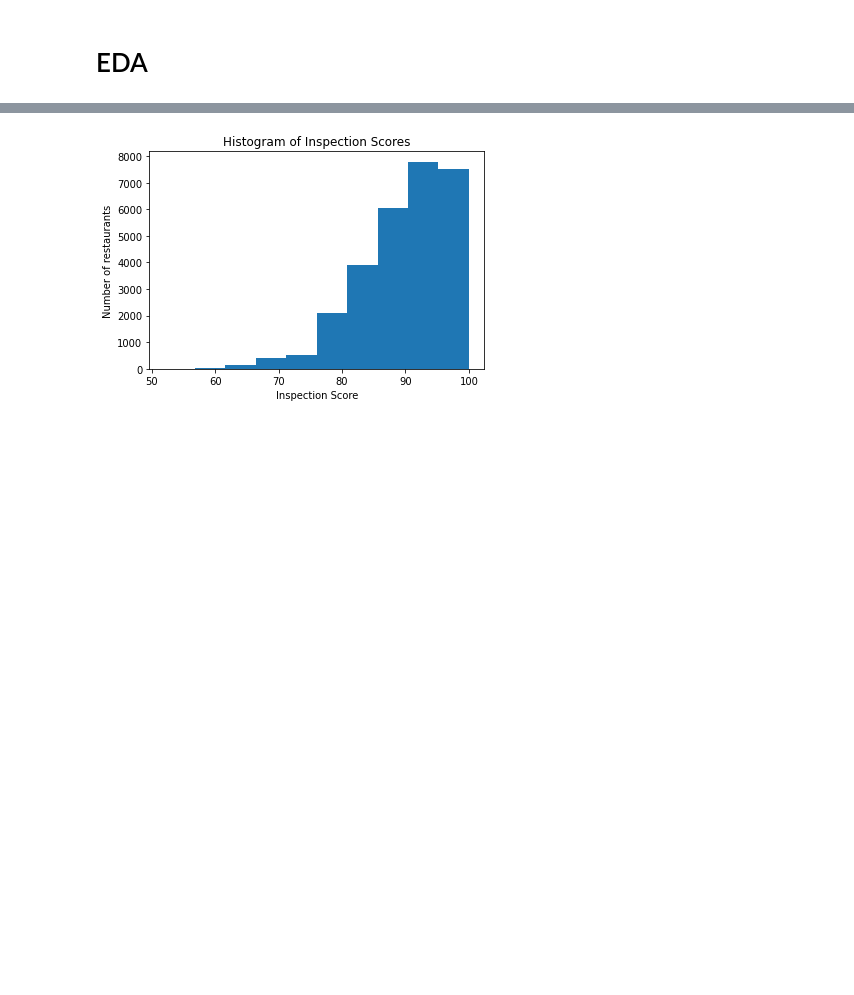
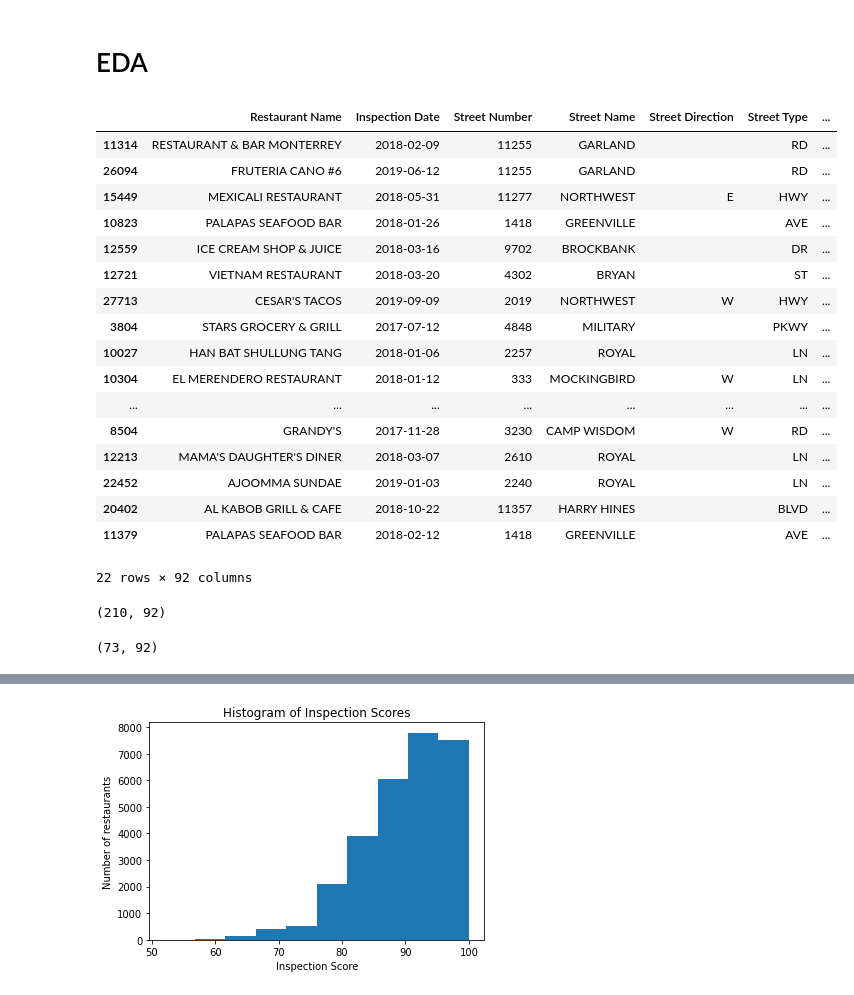
Before and after one commit to BLGreenspan/Capstone, a Jupyter notebook: code/Capstone Code.ipynb, the cells around one changed output, grey strips where cells are left out. Drawn from its saved outputs; the diff is of its cells as text; code cells hidden in the pictures; blank space fills up the shorter version.

```diff
--- a/code/Capstone Code.ipynb
+++ b/code/Capstone Code.ipynb
@@ -292,3 +329,42 @@ For modeling purposes, we wanted to convert my datetime column into an int colum
 orig = df.copy()
 # %% [markdown]
 # EDA
+# %%
+orig.loc[(orig['next_inspection_score'] < 70) &
+         (orig['calculated_score'] < 70) &
+         (orig['days_since_last_insp'] > 10)].sort_values(by = 'days_since_last_insp',
+                                                          ascending = False)
+# %% [output]
+|  | Restaurant Name | Inspection Date | Street Number | Street Name | Street Direction | Street Type | ... |
+| 11314 | RESTAURANT & BAR MONTERREY | 2018-02-09 | 11255 | GARLAND |  | RD | ... |
+| 26094 | FRUTERIA CANO #6 | 2019-06-12 | 11255 | GARLAND |  | RD | ... |
+| 15449 | MEXICALI RESTAURANT | 2018-05-31 | 11277 | NORTHWEST | E | HWY | ... |
+| 10823 | PALAPAS SEAFOOD BAR | 2018-01-26 | 1418 | GREENVILLE |  | AVE | ... |
+| 12559 | ICE CREAM SHOP & JUICE | 2018-03-16 | 9702 | BROCKBANK |  | DR | ... |
+| 12721 | VIETNAM RESTAURANT | 2018-03-20 | 4302 | BRYAN |  | ST | ... |
+| 27713 | CESAR'S TACOS | 2019-09-09 | 2019 | NORTHWEST | W | HWY | ... |
+| 3804 | STARS GROCERY & GRILL | 2017-07-12 | 4848 | MILITARY |  | PKWY | ... |
+| 10027 | HAN BAT SHULLUNG TANG | 2018-01-06 | 2257 | ROYAL |  | LN | ... |
+| 10304 | EL MERENDERO RESTAURANT | 2018-01-12 | 333 | MOCKINGBIRD | W | LN | ... |
+| ... | ... | ... | ... | ... | ... | ... | ... |
+| 8504 | GRANDY'S | 2017-11-28 | 3230 | CAMP WISDOM | W | RD | ... |
+| 12213 | MAMA'S DAUGHTER'S DINER | 2018-03-07 | 2610 | ROYAL |  | LN | ... |
+| 22452 | AJOOMMA SUNDAE | 2019-01-03 | 2240 | ROYAL |  | LN | ... |
+| 20402 | AL KABOB GRILL & CAFE | 2018-10-22 | 11357 | HARRY HINES |  | BLVD | ... |
+| 11379 | PALAPAS SEAFOOD BAR | 2018-02-12 | 1418 | GREENVILLE |  | AVE | ... |
+22 rows × 92 columns
+# %%
+orig.loc[(orig['next_inspection_score'] < 80) &
+         (orig['calculated_score'] < 80) &
+         (orig['calculated_score'] > 69) &
+         (orig['days_since_last_insp'] > 30)].sort_values(by = 'days_since_last_insp',
+                                                          ascending = False).shape
+# %% [output]
+(210, 92)
+# %%
+orig.loc[(orig['next_inspection_score'] < 80) &
+         (orig['calculated_score'] < 70) &
+         (orig['days_since_last_insp'] > 10)].sort_values(by = 'days_since_last_insp',
+                                                          ascending = False).shape
+# %% [output]
+(73, 92)
```
Also changed, not shown: parts of 36 cells of this notebook.
